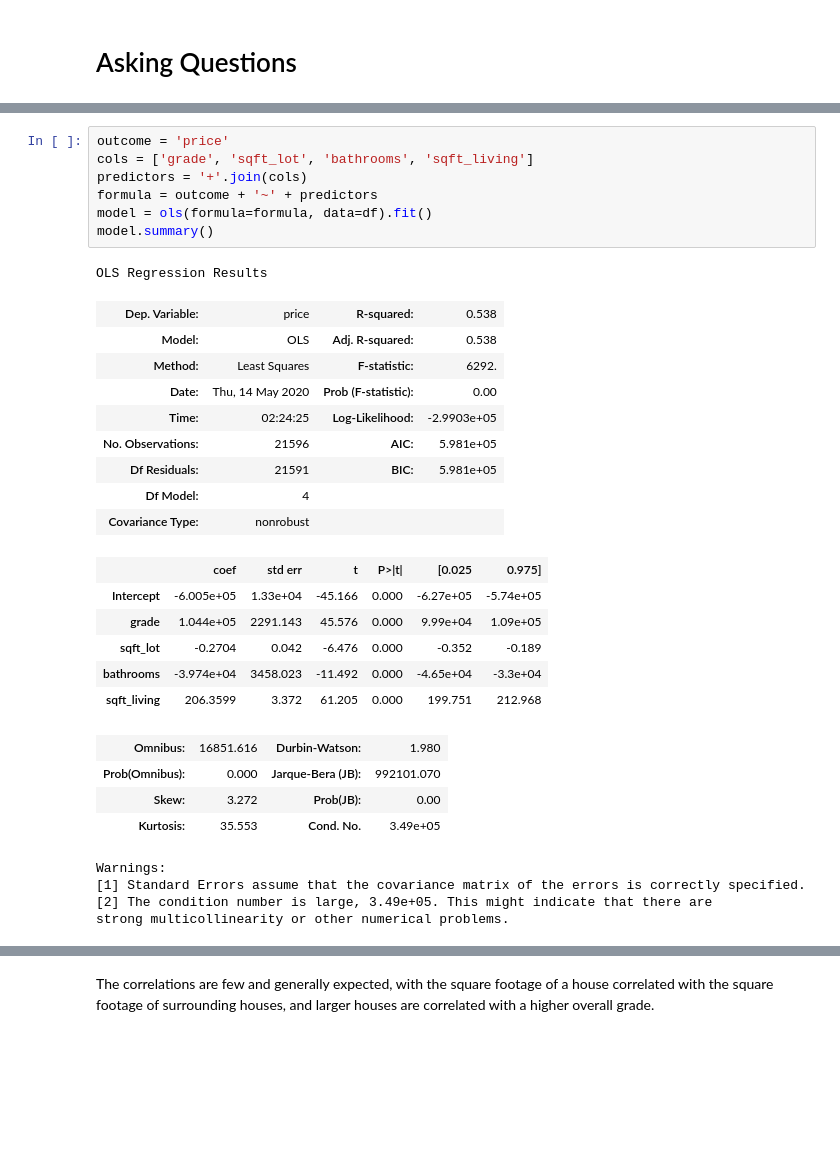
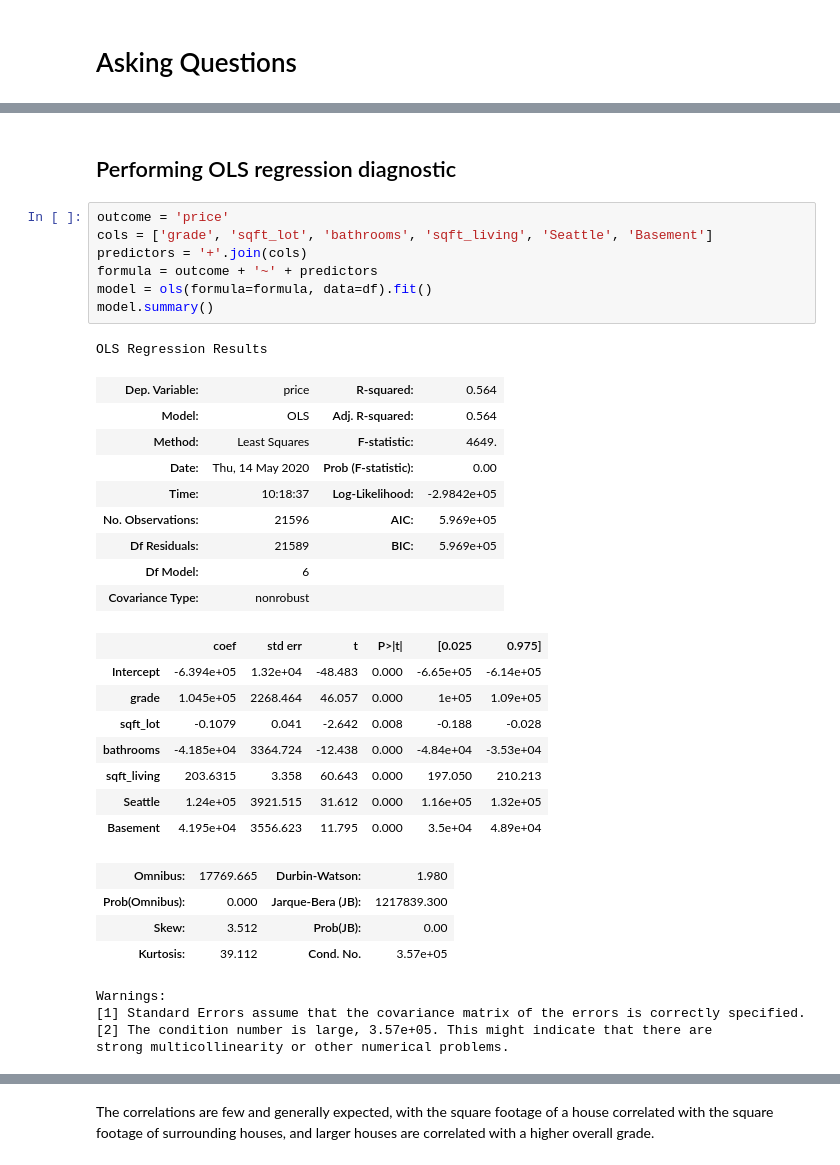
Before and after one commit to aradaha/dsc-mod-2-project-v2-1-onl01-dtsc-ft-030220, a Jupyter notebook: student.ipynb, the cells around one changed output, grey strips where cells are left out. Drawn from its saved outputs; the diff is of its cells as text; blank space fills up the shorter version.

```diff
--- a/student.ipynb
+++ b/student.ipynb
@@ -255,37 +269,41 @@ for column, ax in zip(variables, axes.flatten()):
 fig.tight_layout()
 # %% [output]
 [figure]
+# %% [markdown]
+## Performing OLS regression diagnostic
 # %%
 outcome = 'price'
-cols = ['grade', 'sqft_lot', 'bathrooms', 'sqft_living']
+cols = ['grade', 'sqft_lot', 'bathrooms', 'sqft_living', 'Seattle', 'Basement']
 predictors = '+'.join(cols)
 formula = outcome + '~' + predictors
 model = ols(formula=formula, data=df).fit()
 model.summary()
 # %% [output]
 OLS Regression Results
-| Dep. Variable: | price | R-squared: | 0.538 |
-| Model: | OLS | Adj. R-squared: | 0.538 |
-| Method: | Least Squares | F-statistic: | 6292. |
+| Dep. Variable: | price | R-squared: | 0.564 |
+| Model: | OLS | Adj. R-squared: | 0.564 |
+| Method: | Least Squares | F-statistic: | 4649. |
 | Date: | Thu, 14 May 2020 | Prob (F-statistic): | 0.00 |
-| Time: | 02:24:25 | Log-Likelihood: | -2.9903e+05 |
-| No. Observations: | 21596 | AIC: | 5.981e+05 |
-| Df Residuals: | 21591 | BIC: | 5.981e+05 |
-| Df Model: | 4 |  |  |
+| Time: | 10:18:37 | Log-Likelihood: | -2.9842e+05 |
+| No. Observations: | 21596 | AIC: | 5.969e+05 |
+| Df Residuals: | 21589 | BIC: | 5.969e+05 |
+| Df Model: | 6 |  |  |
 | Covariance Type: | nonrobust |  |  |
 |  | coef | std err | t | P>|t| | [0.025 | 0.975] |
-| Intercept | -6.005e+05 | 1.33e+04 | -45.166 | 0.000 | -6.27e+05 | -5.74e+05 |
-| grade | 1.044e+05 | 2291.143 | 45.576 | 0.000 | 9.99e+04 | 1.09e+05 |
-| sqft_lot | -0.2704 | 0.042 | -6.476 | 0.000 | -0.352 | -0.189 |
-| bathrooms | -3.974e+04 | 3458.023 | -11.492 | 0.000 | -4.65e+04 | -3.3e+04 |
-| sqft_living | 206.3599 | 3.372 | 61.205 | 0.000 | 199.751 | 212.968 |
+| Intercept | -6.394e+05 | 1.32e+04 | -48.483 | 0.000 | -6.65e+05 | -6.14e+05 |
+| grade | 1.045e+05 | 2268.464 | 46.057 | 0.000 | 1e+05 | 1.09e+05 |
+| sqft_lot | -0.1079 | 0.041 | -2.642 | 0.008 | -0.188 | -0.028 |
+| bathrooms | -4.185e+04 | 3364.724 | -12.438 | 0.000 | -4.84e+04 | -3.53e+04 |
+| sqft_living | 203.6315 | 3.358 | 60.643 | 0.000 | 197.050 | 210.213 |
+| Seattle | 1.24e+05 | 3921.515 | 31.612 | 0.000 | 1.16e+05 | 1.32e+05 |
+| Basement | 4.195e+04 | 3556.623 | 11.795 | 0.000 | 3.5e+04 | 4.89e+04 |
-| Omnibus: | 16851.616 | Durbin-Watson: | 1.980 |
-| Prob(Omnibus): | 0.000 | Jarque-Bera (JB): | 992101.070 |
-| Skew: | 3.272 | Prob(JB): | 0.00 |
-| Kurtosis: | 35.553 | Cond. No. | 3.49e+05 |
+| Omnibus: | 17769.665 | Durbin-Watson: | 1.980 |
+| Prob(Omnibus): | 0.000 | Jarque-Bera (JB): | 1217839.300 |
+| Skew: | 3.512 | Prob(JB): | 0.00 |
+| Kurtosis: | 39.112 | Cond. No. | 3.57e+05 |
 Warnings:
 [1] Standard Errors assume that the covariance matrix of the errors is correctly specified.
-[2] The condition number is large, 3.49e+05. This might indicate that there are
+[2] The condition number is large, 3.57e+05. This might indicate that there are
 strong multicollinearity or other numerical problems.
 # %%
 pd.plotting.scatter_matrix(df[cols], figsize=(10,12));
```
Also changed, not shown: parts of 20 cells of this notebook.
